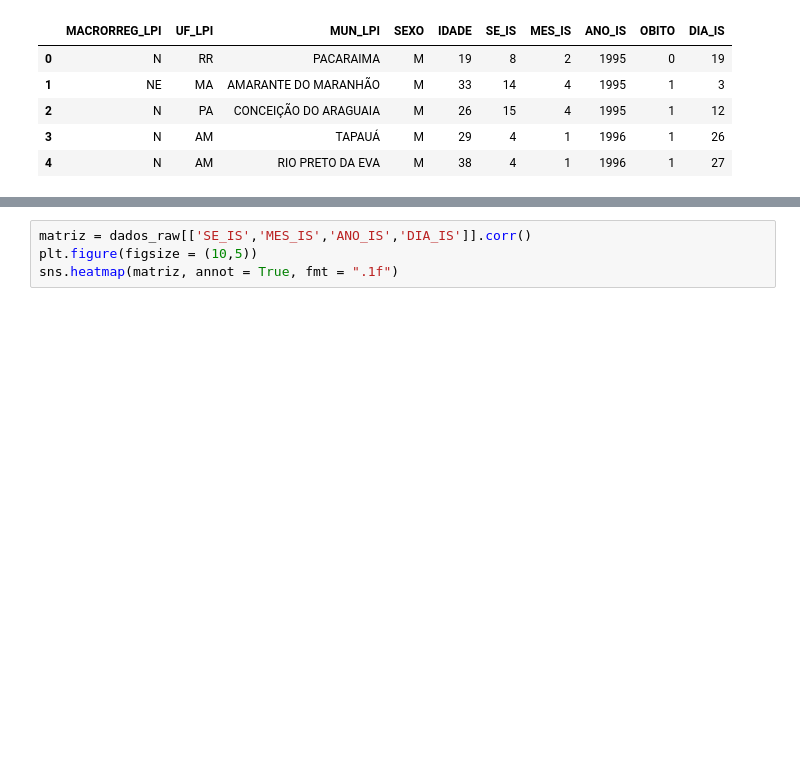
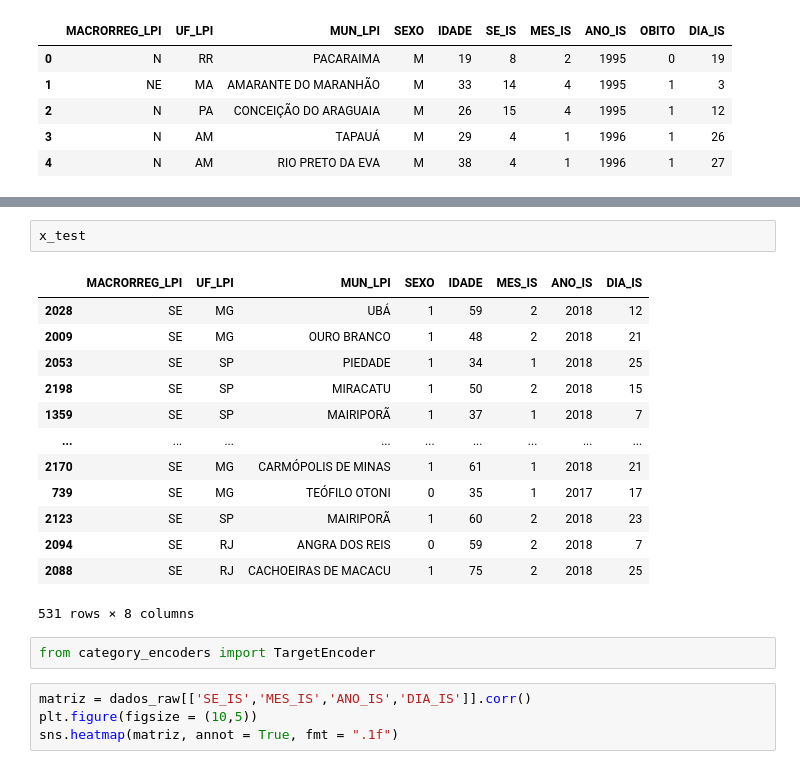
Before and after one commit to Muniz97/Yellow-fever-Febre-Amarela, a Jupyter notebook: 3 - Preprocessing/Yellow_Fever_Preprocessing.ipynb, the cells around one changed output, grey strips where cells are left out. Saved outputs shown, nothing was run; the diff lists cells and outputs as text; blank space fills up the shorter version.

```diff
--- a/3 - Preprocessing/Yellow_Fever_Preprocessing.ipynb
+++ b/3 - Preprocessing/Yellow_Fever_Preprocessing.ipynb
@@ -36,3 +100,21 @@ memory usage: 207.3+ KB
+# %%
+x_test
+# %% [output]
+|  | MACRORREG_LPI | UF_LPI | MUN_LPI | SEXO | IDADE | MES_IS | ANO_IS | DIA_IS |
+| 2028 | SE | MG | UBÁ | 1 | 59 | 2 | 2018 | 12 |
+| 2009 | SE | MG | OURO BRANCO | 1 | 48 | 2 | 2018 | 21 |
+| 2053 | SE | SP | PIEDADE | 1 | 34 | 1 | 2018 | 25 |
+| 2198 | SE | SP | MIRACATU | 1 | 50 | 2 | 2018 | 15 |
+| 1359 | SE | SP | MAIRIPORÃ | 1 | 37 | 1 | 2018 | 7 |
+| ... | ... | ... | ... | ... | ... | ... | ... | ... |
+| 2170 | SE | MG | CARMÓPOLIS DE MINAS | 1 | 61 | 1 | 2018 | 21 |
+| 739 | SE | MG | TEÓFILO OTONI | 0 | 35 | 1 | 2017 | 17 |
+| 2123 | SE | SP | MAIRIPORÃ | 1 | 60 | 2 | 2018 | 23 |
+| 2094 | SE | RJ | ANGRA DOS REIS | 0 | 59 | 2 | 2018 | 7 |
+| 2088 | SE | RJ | CACHOEIRAS DE MACACU | 1 | 75 | 2 | 2018 | 25 |
+531 rows × 8 columns
+# %%
+from category_encoders import TargetEncoder
 # %%
 matriz = dados_raw[['SE_IS','MES_IS','ANO_IS','DIA_IS']].corr()
 plt.figure(figsize = (10,5))
```
Also changed, not shown: parts of 14 cells of this notebook.
